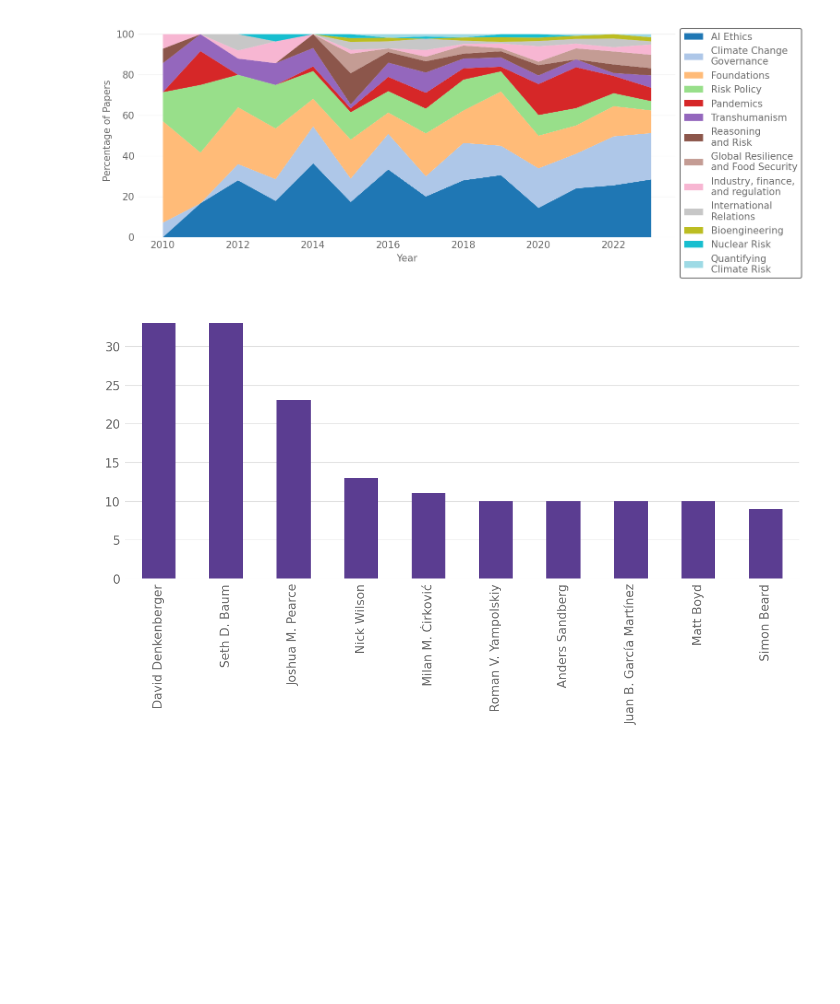
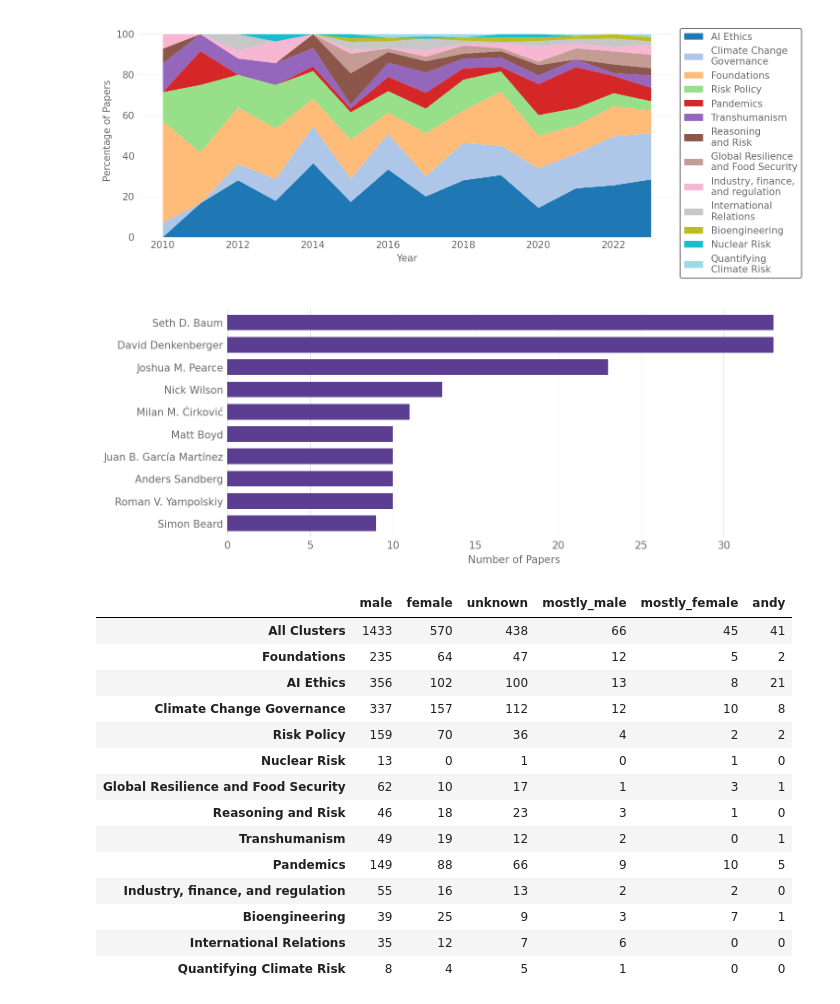
Before and after one commit to florianjehn/bibliometrics, a Jupyter notebook: scripts/overall_visualizations.ipynb, the cells around one changed output. Drawn from its saved outputs; the diff is of its cells as text; code cells hidden in the pictures; blank space fills up the shorter version.

```diff
--- a/scripts/overall_visualizations.ipynb
+++ b/scripts/overall_visualizations.ipynb
@@ -86,13 +90,17 @@ plt.gca().xaxis.grid(False)
 # %%
 authors = vos_meta["Authors"].apply(ast.literal_eval)
 # Create a list of all the authors
 all_authors = [author for authors_list in authors for author in authors_list]
 # Remove the trailing whitespace from the authors
 all_authors = [author.strip() for author in all_authors]
+all_authors = [author for author in all_authors if author != ""]
 # Count how often each author appears
 author_counts = pd.Series(all_authors).value_counts()
-author_counts.head(10).plot(kind="bar", color=main_color)
+author_counts.head(10).sort_values().plot(kind="barh", color=main_color, width=0.7)
 # Remove the x-axis grid
-plt.gca().xaxis.grid(False)
+plt.gca().yaxis.grid(False)
+plt.xlabel("Number of Papers")
+plt.savefig(f"results{os.sep}top_authors.png", bbox_inches="tight", dpi=300)
+plt.show()
 # %% [output]
-[figure, old version]
+[figure, new version]
@@ -98,0 +134,25 @@ plt.gca().xaxis.grid(False)
+# %%
+gender_df_all = pd.DataFrame(gender_counts_all, index=["All Clusters"])
+# Create a DataFrame
+gender_df = pd.DataFrame(gender_counts_cluster).transpose()
+# combine the two DataFrames
+gender_df = pd.concat([gender_df_all, gender_df], axis=0)
+# Replace the cluster numbers with their names
+gender_df.index = gender_df.index.map(lambda x: cluster_names.get(x, x))
+gender_df
+# %% [output]
+|  | male | female | unknown | mostly_male | mostly_female | andy |
+| All Clusters | 1433 | 570 | 438 | 66 | 45 | 41 |
+| Foundations | 235 | 64 | 47 | 12 | 5 | 2 |
+| AI Ethics | 356 | 102 | 100 | 13 | 8 | 21 |
+| Climate Change Governance | 337 | 157 | 112 | 12 | 10 | 8 |
+| Risk Policy | 159 | 70 | 36 | 4 | 2 | 2 |
+| Nuclear Risk | 13 | 0 | 1 | 0 | 1 | 0 |
+| Global Resilience and Food Security | 62 | 10 | 17 | 1 | 3 | 1 |
+| Reasoning and Risk | 46 | 18 | 23 | 3 | 1 | 0 |
+| Transhumanism | 49 | 19 | 12 | 2 | 0 | 1 |
+| Pandemics | 149 | 88 | 66 | 9 | 10 | 5 |
+| Industry, finance, and regulation | 55 | 16 | 13 | 2 | 2 | 0 |
+| Bioengineering | 39 | 25 | 9 | 3 | 7 | 1 |
+| International Relations | 35 | 12 | 7 | 6 | 0 | 0 |
+| Quantifying Climate Risk | 8 | 4 | 5 | 1 | 0 | 0 |
```
Also changed, not shown: parts of 5 cells of this notebook, 5 other files.
